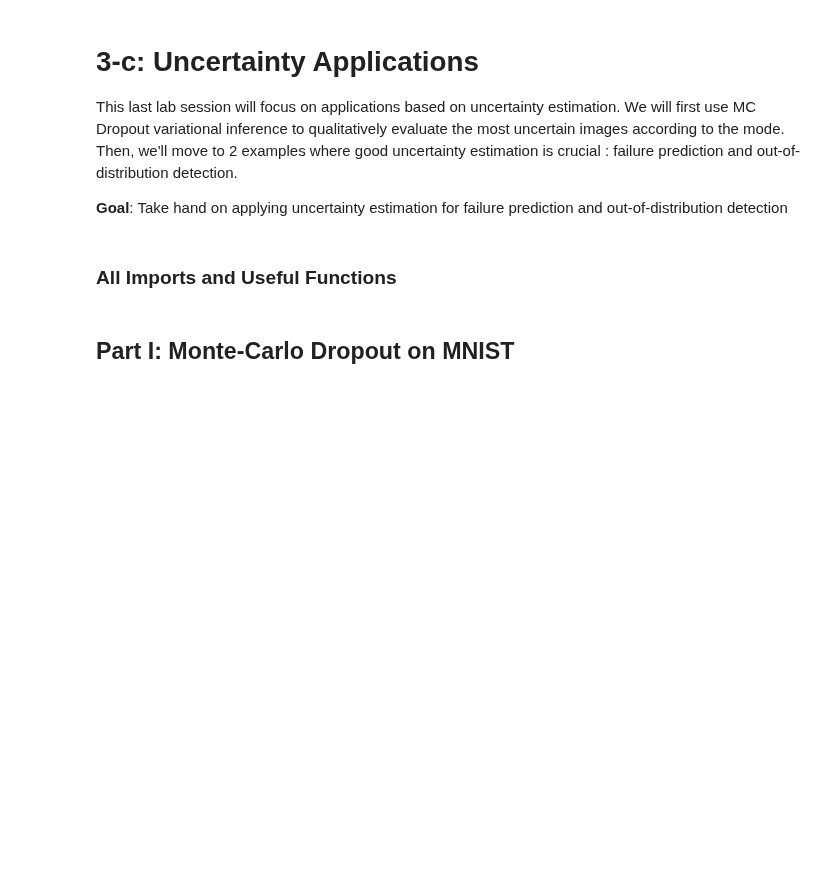
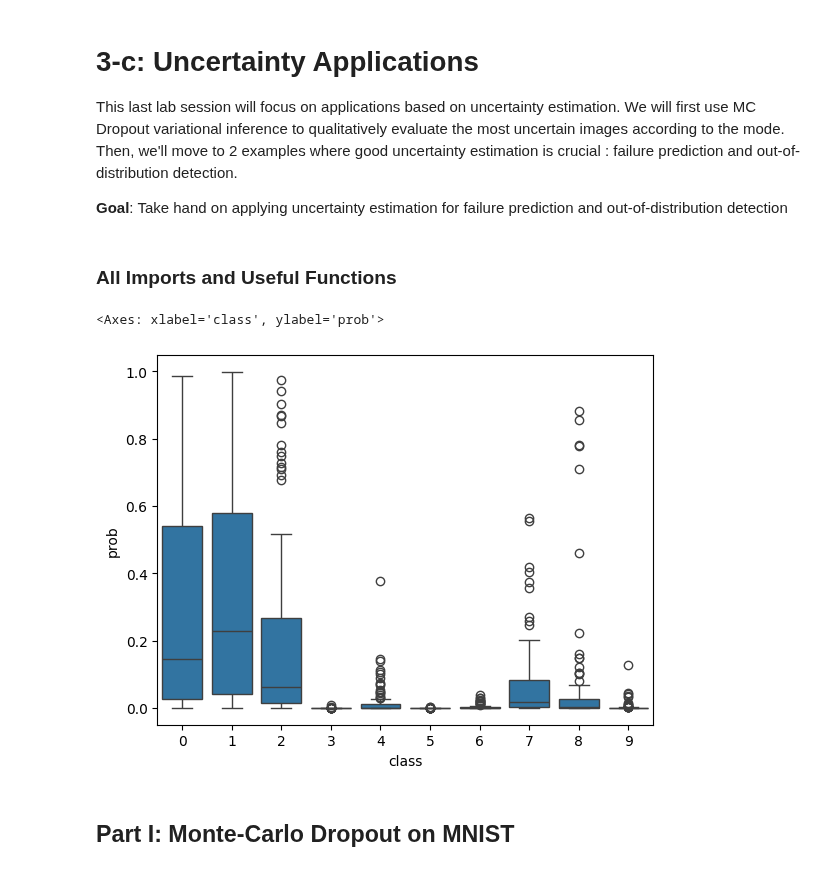
Before and after one commit to CharlesAttend/M2-DAC, a Jupyter notebook: RDFIA/TME/Section3/3_c_Uncertainty_Applications.ipynb, the cells around one changed output. Drawn from its saved outputs; the diff is of its cells as text; code cells hidden in the pictures; blank space fills up the shorter version.

```diff
--- a/RDFIA/TME/Section3/3_c_Uncertainty_Applications.ipynb
+++ b/RDFIA/TME/Section3/3_c_Uncertainty_Applications.ipynb
@@ -97,6 +97,18 @@ def plot_predicted_images(
     if savefig is not None:
         plt.savefig(savefig, dpi=100, bbox_inches="tight")
     plt.show()
+# %%
+idx = sort[-2]
+
+df = pd.DataFrame(mc_samples[idx].numpy()).melt(var_name="class", value_name="prob")
+sns.boxplot(
+    df,
+    x="class",
+    y="prob",
+)
+# %% [output]
+<Axes: xlabel='class', ylabel='prob'>
+[figure, added]
 # %%
 # @title **[CODING TASK]** Implement ODIN preprocessing
 
```
Also changed, not shown: parts of 8 cells of this notebook, 10 other files.
